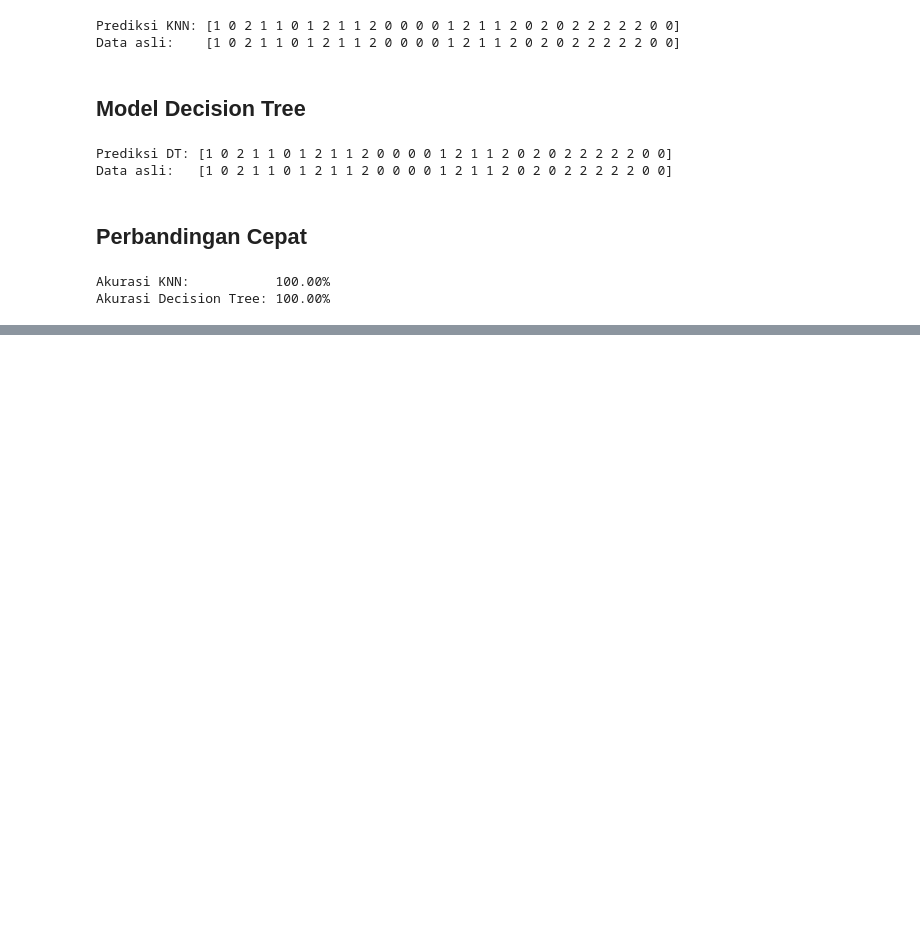
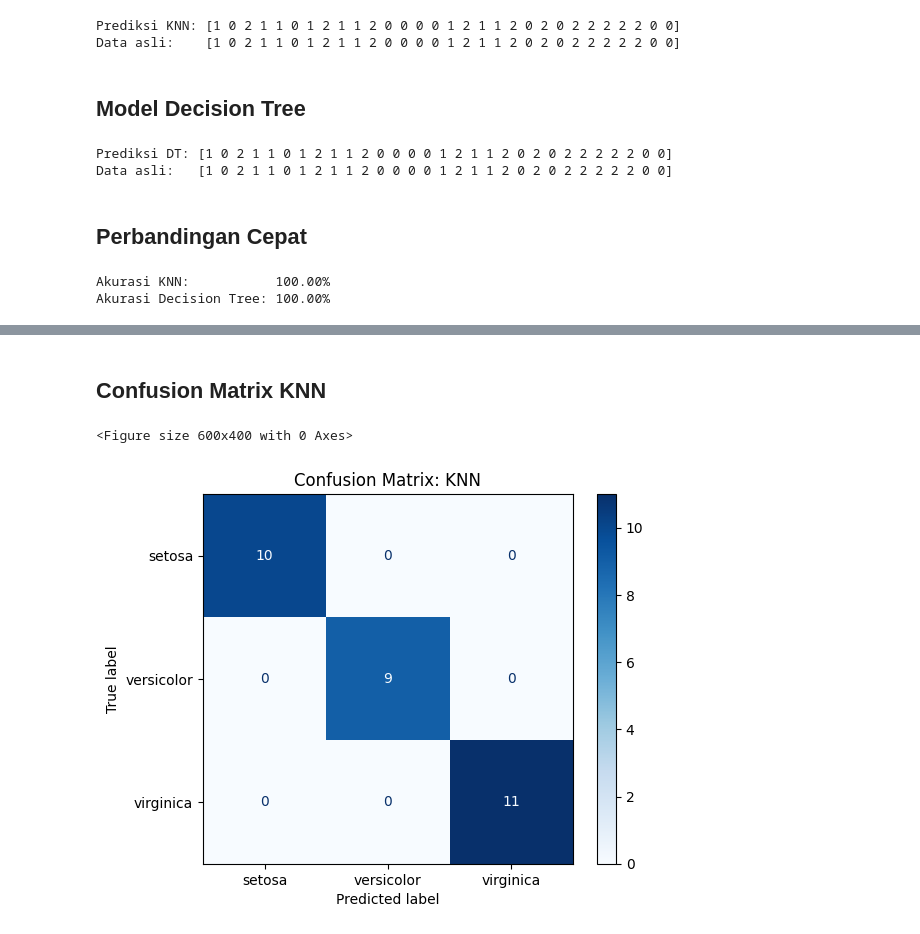
Before and after one commit to r021n/simple-machine-learing, a Jupyter notebook: Klasifikasi_Bunga_Iris.ipynb, the cells around one changed output, grey strips where cells are left out. Saved outputs shown, nothing was run; the diff lists cells and outputs as text; code cells hidden in the pictures; blank space fills up the shorter version.

```diff
--- a/Klasifikasi_Bunga_Iris.ipynb
+++ b/Klasifikasi_Bunga_Iris.ipynb
@@ -235,0 +272,14 @@ Akurasi Decision Tree: 100.00%
+# %% [markdown]
+## Confusion Matrix KNN
+# %%
+from sklearn.metrics import confusion_matrix, ConfusionMatrixDisplay
+
+plt.figure(figsize=(6, 4))
+cm_knn = confusion_matrix(y_test, y_pred_knn)
+disp_knn = ConfusionMatrixDisplay(cm_knn, display_labels=iris.target_names)
+disp_knn.plot(cmap='Blues')
+plt.title('Confusion Matrix: KNN')
+plt.show()
+# %% [output]
+<Figure size 600x400 with 0 Axes>
+[figure, added]
```
Also changed, not shown: parts of 9 cells of this notebook.
